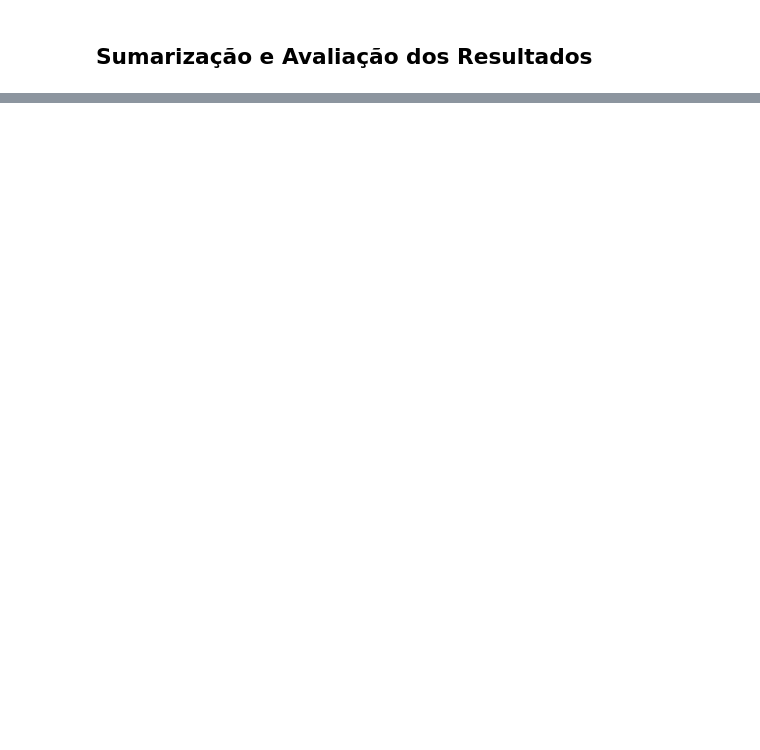
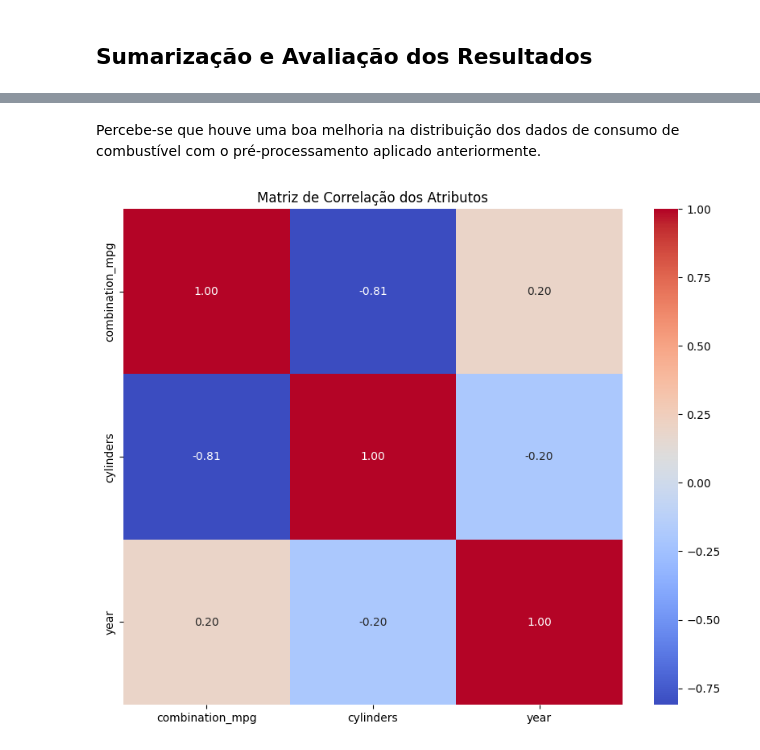
Before and after one commit to PLLima/Car-Fuel-Efficiency-Predictor, a Jupyter notebook: src/model_spot-checking.ipynb, the cells around one changed output, grey strips where cells are left out. Saved outputs shown, nothing was run; the diff lists cells and outputs as text; code cells hidden in the pictures; blank space fills up the shorter version.

```diff
--- a/src/model_spot-checking.ipynb
+++ b/src/model_spot-checking.ipynb
@@ -139,0 +152,8 @@ TypeError: cannot unpack non-iterable numpy.float64 object
+# %% [markdown]
+Percebe-se que houve uma boa melhoria na distribuição dos dados de consumo de combustível com o pré-processamento aplicado anteriormente.
+# %%
+pl.plot_corr_heatmap(no_outliers_df,
+                     'Matriz de Correlação dos Atributos',
+                     'no_outliers_numeric_atributes_correlation')
+# %% [output]
+[figure, added]
```
Also changed, not shown: parts of 7 cells of this notebook, 5 other files.
